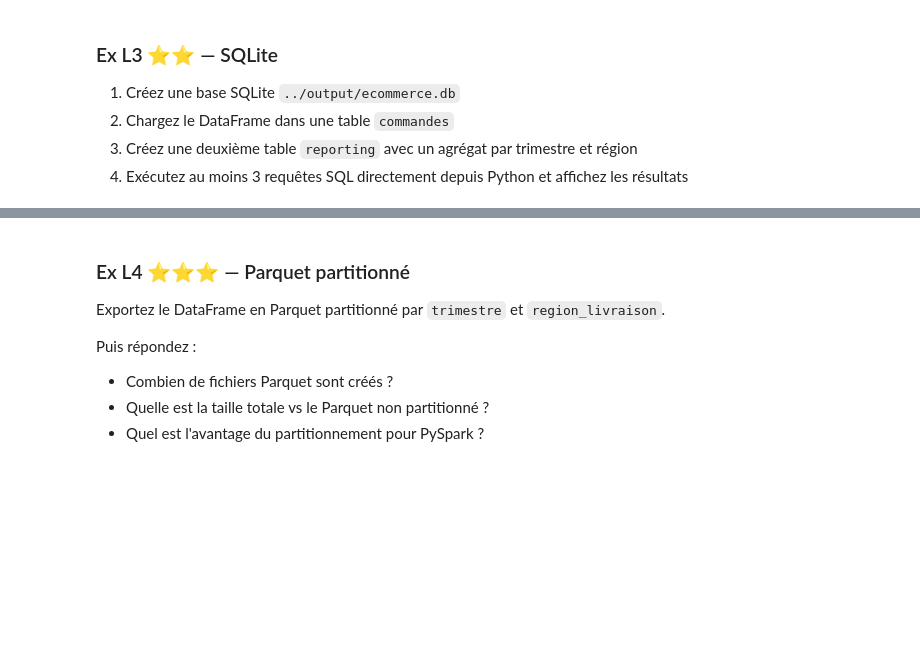
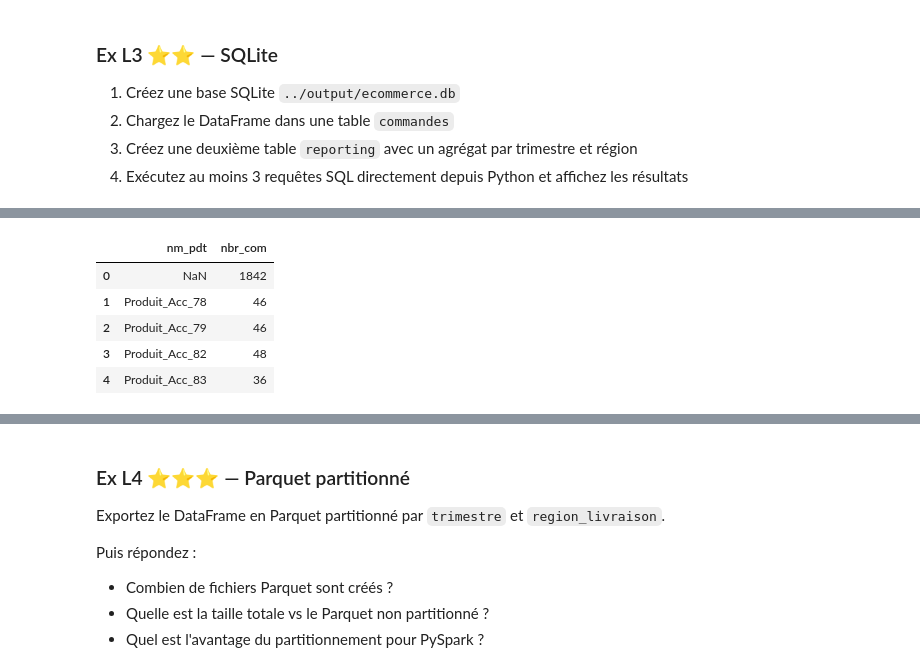
Before and after one commit to najia01/ETL, a Jupyter notebook: ETL_exercices.ipynb, the cells around one changed output, grey strips where cells are left out. Cells and saved outputs as stored; diff of their text form; code cells hidden in the pictures; blank space fills up the shorter version.

```diff
--- a/ETL_exercices.ipynb
+++ b/ETL_exercices.ipynb
@@ -700,0 +950,13 @@ Maintenant que les données sont propres, répondez en code :
+# %%
+pd.read_sql("""SELECT nom AS nm_pdt ,count(produit_id) AS nbr_com
+                FROM commandes
+                GROUP BY nm_pdt
+                LIMIT 5;
+                """, conn)
+# %% [output]
+|  | nm_pdt | nbr_com |
+| 0 | NaN | 1842 |
+| 1 | Produit_Acc_78 | 46 |
+| 2 | Produit_Acc_79 | 46 |
+| 3 | Produit_Acc_82 | 48 |
+| 4 | Produit_Acc_83 | 36 |
```
Also changed, not shown: parts of 40 cells of this notebook.
